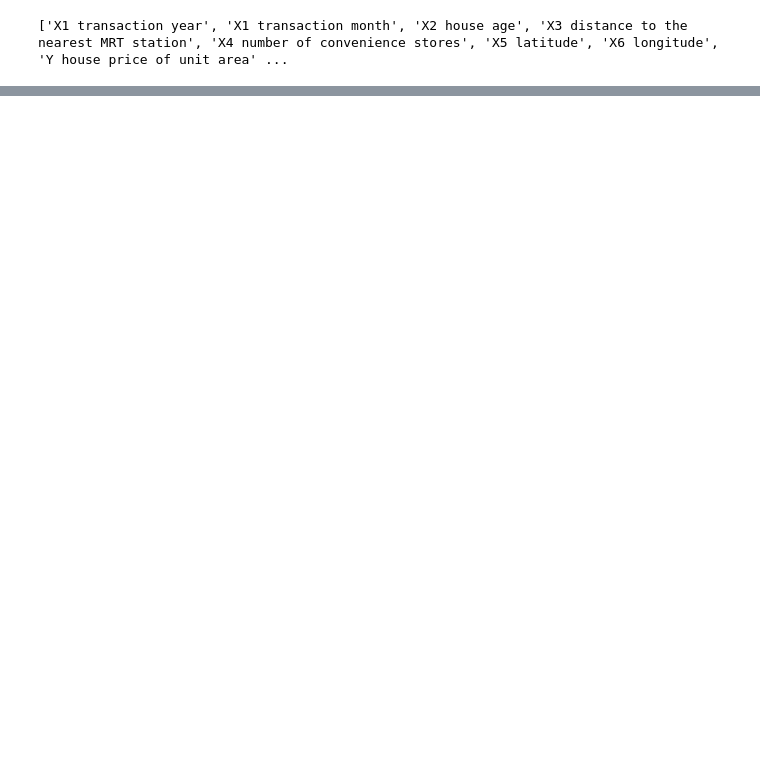
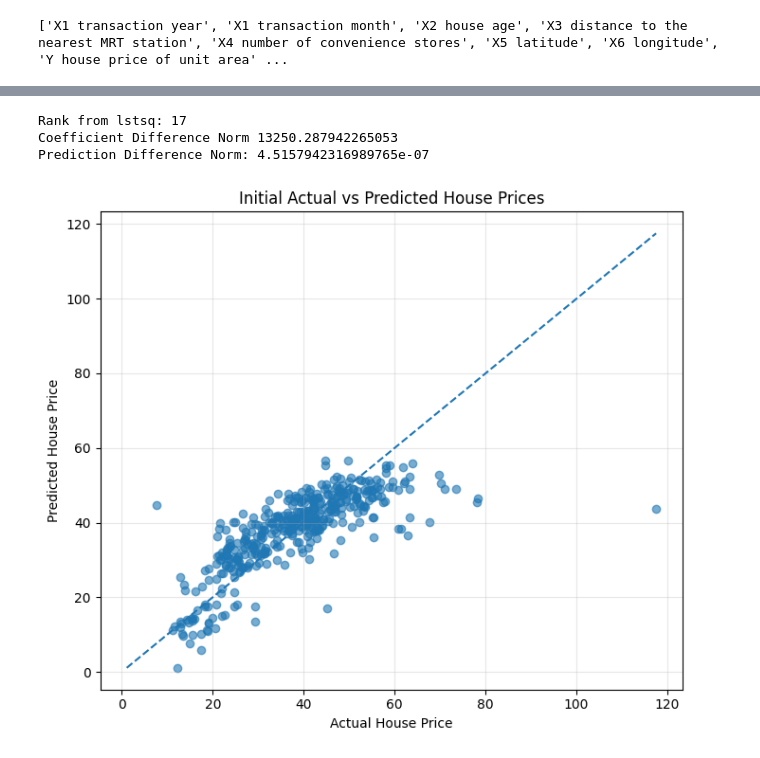
Before and after one commit to Roaljh/Ridge, a Jupyter notebook: notebooks/implementation/09_ols_normal_equations.ipynb, the cells around one changed output, grey strips where cells are left out. Saved outputs shown, nothing was run; the diff lists cells and outputs as text; code cells hidden in the pictures; blank space fills up the shorter version.

```diff
--- a/notebooks/implementation/09_ols_normal_equations.ipynb
+++ b/notebooks/implementation/09_ols_normal_equations.ipynb
@@ -30,0 +111,14 @@ numerical_features = [
+# %%
+# generate predictions
+
+y_pred_normal = x_design @ beta_normal
+
+residual_normal = y - y_pred_normal
+
+prediction_normal = pd.DataFrame({
+    "Actual": y,
+    "Predicted": y_pred_normal,
+    "Residual": residual_normal
+})
+
+display(prediction_normal.head(10))
@@ -30,0 +308,58 @@ numerical_features = [
+# %%
+# compare with normal equation solution against a least squares reference
+
+beta_lstsq, residual_lstsq, rank_lstsq, singular_lstsq = (
+    np.linalg.lstsq(x_design, y, rcond=None)
+)
+
+print("Rank from lstsq:", rank_lstsq)
+
+print(
+    "Coefficient Difference Norm",
+    np.linalg.norm(beta_normal - beta_lstsq)
+)
+
+print(
+    "Prediction Difference Norm:",
+    np.linalg.norm(
+        x_design @ beta_normal - x_design @ beta_lstsq
+    )
+)
+# %% [output]
+Rank from lstsq: 17
+Coefficient Difference Norm 13250.287942265053
+Prediction Difference Norm: 4.5157942316989765e-07
+# %%
+# residual analysis
+
+plt.figure(figsize=(7, 6))
+
+plt.scatter(
+    y, y_pred_normal, alpha=0.6
+)
+
+min_value = min(y.min(), y_pred_normal.min())
+max_value = max(y.max(), y_pred_normal.max())
+
+plt.plot(
+    [min_value, max_value],
+    [min_value, max_value],
+    linestyle="--"
+)
+
+plt.title("Initial Actual vs Predicted House Prices")
+plt.xlabel("Actual House Price")
+plt.ylabel("Predicted House Price")
+plt.grid(alpha=0.3)
+plt.tight_layout()
+
+plt.savefig(
+    figures/"ols_normal_equations_initial_actual_vs_predicted.png",
+    dpi=300,
+    bbox_inches="tight"
+)
+
+plt.show()
+plt.close()
+# %% [output]
+[figure, added]
```
Also changed, not shown: parts of 32 cells of this notebook, 44 other files.
